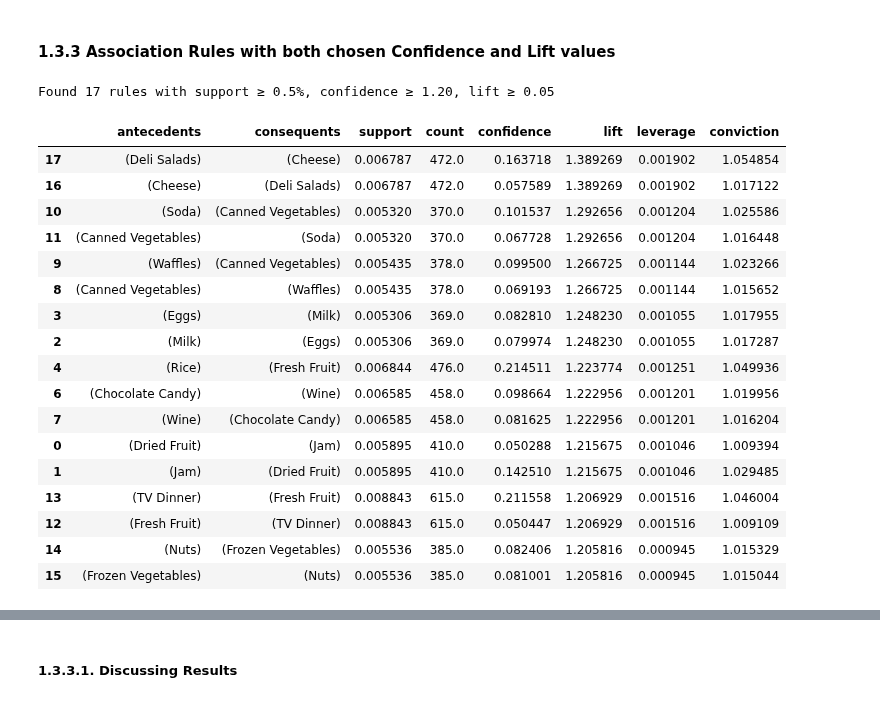
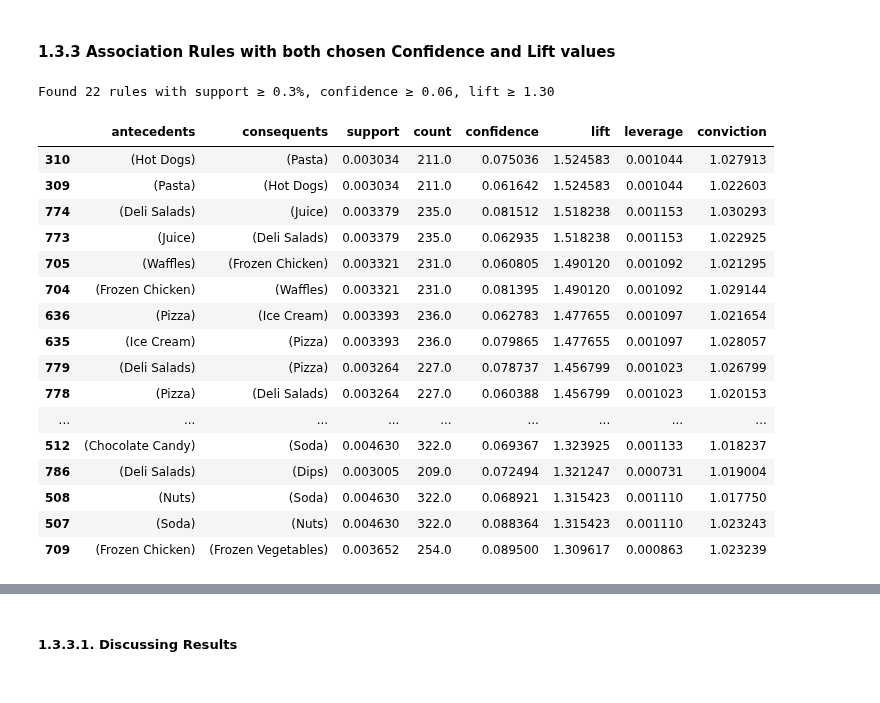
Before and after one commit to ijustsnapped/DataMine_PI, a Jupyter notebook: PD_202425_Project1/PD_202425_Project.ipynb, the cells around one changed output, grey strips where cells are left out. Cells and saved outputs as stored; diff of their text form; code cells hidden in the pictures.

```diff
--- a/PD_202425_Project1/PD_202425_Project.ipynb
+++ b/PD_202425_Project1/PD_202425_Project.ipynb
@@ -1697,46 +1696,45 @@ We have to work knowing this metrics are always relative to the dataset being us
 #### 1.3.3 Association Rules with both chosen Confidence and Lift values
 # %%
 # frequent itemsets
-min_sup   = 0.005
+min_sup   = 0.003
 freq_items = fpgrowth(binary_foodmart, min_support=min_sup, use_colnames=True)
 
-# all rules at confidence ≥ 0.30
-min_conf  = 1.20
-rules     = association_rules(freq_items, metric="lift", min_threshold=min_conf)
+# confidence
+min_conf  = 0.06
+rules     = association_rules(freq_items, metric="confidence", min_threshold=min_conf)
 
 # Filter for lift ≥ 1.20
-min_lift  = 0.05
-strong_rules = rules[rules['confidence'] >= min_lift].copy()
+min_lift  = 1.3
+strong_rules = rules[rules['lift'] >= min_lift].copy()
 
 # absolute counts
 strong_rules['count'] = strong_rules['support'] * binary_foodmart.shape[0]
 
 strong_rules = strong_rules.sort_values(['lift','confidence'], ascending=False)
 print(f"Found {len(strong_rules)} rules with support ≥ {min_sup*100:.1f}%, "
       f"confidence ≥ {min_conf:.2f}, lift ≥ {min_lift:.2f}\n")
 strong_rules[[
     'antecedents','consequents',
     'support','count',
     'confidence','lift',
     'leverage','conviction'
-]].head(20)
+]].head(30)
 # %% [output]
-Found 17 rules with support ≥ 0.5%, confidence ≥ 1.20, lift ≥ 0.05
+Found 22 rules with support ≥ 0.3%, confidence ≥ 0.06, lift ≥ 1.30
 |  | antecedents | consequents | support | count | confidence | lift | leverage | conviction |
-| 17 | (Deli Salads) | (Cheese) | 0.006787 | 472.0 | 0.163718 | 1.389269 | 0.001902 | 1.054854 |
-| 16 | (Cheese) | (Deli Salads) | 0.006787 | 472.0 | 0.057589 | 1.389269 | 0.001902 | 1.017122 |
-| 10 | (Soda) | (Canned Vegetables) | 0.005320 | 370.0 | 0.101537 | 1.292656 | 0.001204 | 1.025586 |
-| 11 | (Canned Vegetables) | (Soda) | 0.005320 | 370.0 | 0.067728 | 1.292656 | 0.001204 | 1.016448 |
-| 9 | (Waffles) | (Canned Vegetables) | 0.005435 | 378.0 | 0.099500 | 1.266725 | 0.001144 | 1.023266 |
-| 8 | (Canned Vegetables) | (Waffles) | 0.005435 | 378.0 | 0.069193 | 1.266725 | 0.001144 | 1.015652 |
-| 3 | (Eggs) | (Milk) | 0.005306 | 369.0 | 0.082810 | 1.248230 | 0.001055 | 1.017955 |
-| 2 | (Milk) | (Eggs) | 0.005306 | 369.0 | 0.079974 | 1.248230 | 0.001055 | 1.017287 |
-| 4 | (Rice) | (Fresh Fruit) | 0.006844 | 476.0 | 0.214511 | 1.223774 | 0.001251 | 1.049936 |
-| 6 | (Chocolate Candy) | (Wine) | 0.006585 | 458.0 | 0.098664 | 1.222956 | 0.001201 | 1.019956 |
-| 7 | (Wine) | (Chocolate Candy) | 0.006585 | 458.0 | 0.081625 | 1.222956 | 0.001201 | 1.016204 |
-| 0 | (Dried Fruit) | (Jam) | 0.005895 | 410.0 | 0.050288 | 1.215675 | 0.001046 | 1.009394 |
-| 1 | (Jam) | (Dried Fruit) | 0.005895 | 410.0 | 0.142510 | 1.215675 | 0.001046 | 1.029485 |
-| 13 | (TV Dinner) | (Fresh Fruit) | 0.008843 | 615.0 | 0.211558 | 1.206929 | 0.001516 | 1.046004 |
-| 12 | (Fresh Fruit) | (TV Dinner) | 0.008843 | 615.0 | 0.050447 | 1.206929 | 0.001516 | 1.009109 |
-| 14 | (Nuts) | (Frozen Vegetables) | 0.005536 | 385.0 | 0.082406 | 1.205816 | 0.000945 | 1.015329 |
-| 15 | (Frozen Vegetables) | (Nuts) | 0.005536 | 385.0 | 0.081001 | 1.205816 | 0.000945 | 1.015044 |
+| 310 | (Hot Dogs) | (Pasta) | 0.003034 | 211.0 | 0.075036 | 1.524583 | 0.001044 | 1.027913 |
+| 309 | (Pasta) | (Hot Dogs) | 0.003034 | 211.0 | 0.061642 | 1.524583 | 0.001044 | 1.022603 |
+| 774 | (Deli Salads) | (Juice) | 0.003379 | 235.0 | 0.081512 | 1.518238 | 0.001153 | 1.030293 |
+| 773 | (Juice) | (Deli Salads) | 0.003379 | 235.0 | 0.062935 | 1.518238 | 0.001153 | 1.022925 |
+| 705 | (Waffles) | (Frozen Chicken) | 0.003321 | 231.0 | 0.060805 | 1.490120 | 0.001092 | 1.021295 |
+| 704 | (Frozen Chicken) | (Waffles) | 0.003321 | 231.0 | 0.081395 | 1.490120 | 0.001092 | 1.029144 |
+| 636 | (Pizza) | (Ice Cream) | 0.003393 | 236.0 | 0.062783 | 1.477655 | 0.001097 | 1.021654 |
+| 635 | (Ice Cream) | (Pizza) | 0.003393 | 236.0 | 0.079865 | 1.477655 | 0.001097 | 1.028057 |
+| 779 | (Deli Salads) | (Pizza) | 0.003264 | 227.0 | 0.078737 | 1.456799 | 0.001023 | 1.026799 |
+| 778 | (Pizza) | (Deli Salads) | 0.003264 | 227.0 | 0.060388 | 1.456799 | 0.001023 | 1.020153 |
+| ... | ... | ... | ... | ... | ... | ... | ... | ... |
+| 512 | (Chocolate Candy) | (Soda) | 0.004630 | 322.0 | 0.069367 | 1.323925 | 0.001133 | 1.018237 |
+| 786 | (Deli Salads) | (Dips) | 0.003005 | 209.0 | 0.072494 | 1.321247 | 0.000731 | 1.019004 |
+| 508 | (Nuts) | (Soda) | 0.004630 | 322.0 | 0.068921 | 1.315423 | 0.001110 | 1.017750 |
+| 507 | (Soda) | (Nuts) | 0.004630 | 322.0 | 0.088364 | 1.315423 | 0.001110 | 1.023243 |
+| 709 | (Frozen Chicken) | (Frozen Vegetables) | 0.003652 | 254.0 | 0.089500 | 1.309617 | 0.000863 | 1.023239 |
```
Also changed, not shown: parts of 18 cells of this notebook, 1 other file.
